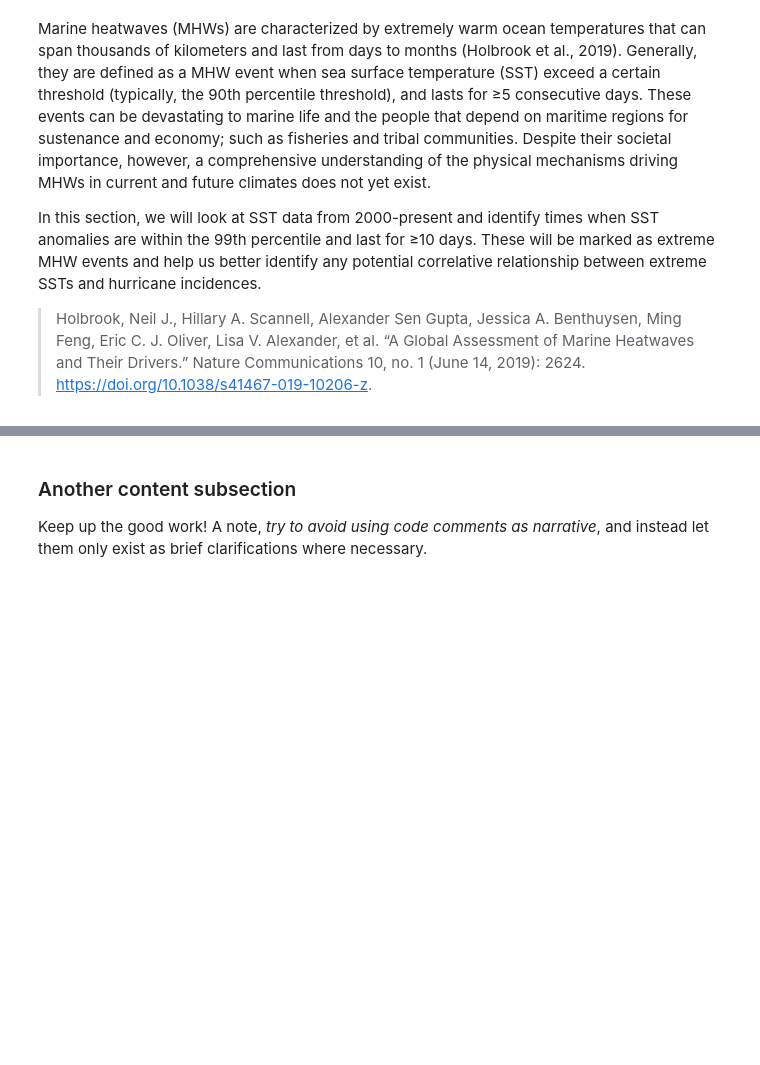
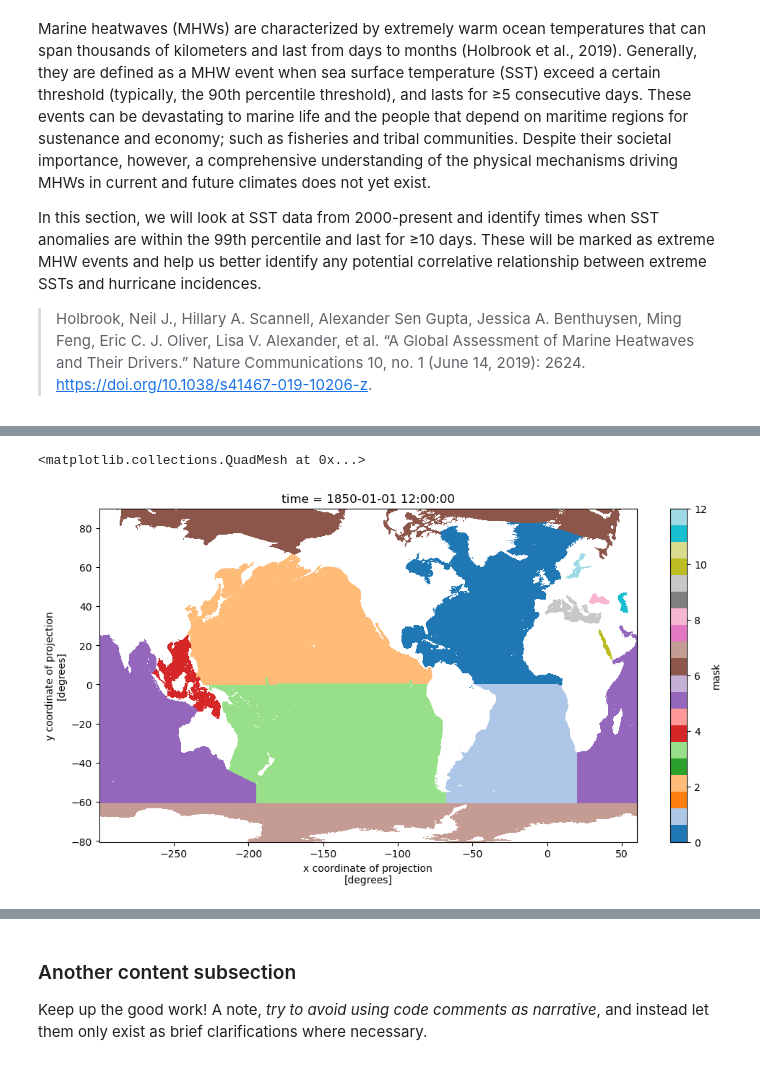
Before and after one commit to ProjectPythia/CFC-extreme-weather-cookbook, a Jupyter notebook: cfc-ocean.ipynb, the cells around one changed output, grey strips where cells are left out. Cells and saved outputs as stored; diff of their text form; code cells hidden in the pictures; blank space fills up the shorter version.

```diff
--- a/cfc-ocean.ipynb
+++ b/cfc-ocean.ipynb
@@ -70,0 +148,4 @@ new = "helpful information"
+# %%
+df_tos = df.query("table_id == 'Oday' & variable_id == 'tos' & experiment_id == 'historical'" +
+                  "& institution_id == 'NOAA-GFDL' & source_id == 'GFDL-CM4'")
+df_tos
@@ -70,0 +162,11 @@ new = "helpful information"
+# %%
+# get the path to a specific zarr store (the first one from the dataframe above)
+zstore = df_tos['zstore'].values[-1]
+print(zstore)
+
+# create a mutable-mapping-style interface to the store
+mapper = fsspec.get_mapper(zstore)
+
+# open it using xarray and zarr
+ds = xr.open_zarr(mapper, consolidated=True)
+ds
@@ -70,0 +351,8 @@ new = "helpful information"
+# %%
+da = ds.tos.isel(time=0).load()
+mask = merged_mask(basins, da)
+# %%
+mask.plot(cmap='tab20')
+# %% [output]
+<matplotlib.collections.QuadMesh at 0x...>
+[figure, added]
```
Also changed, not shown: parts of 29 cells of this notebook.
